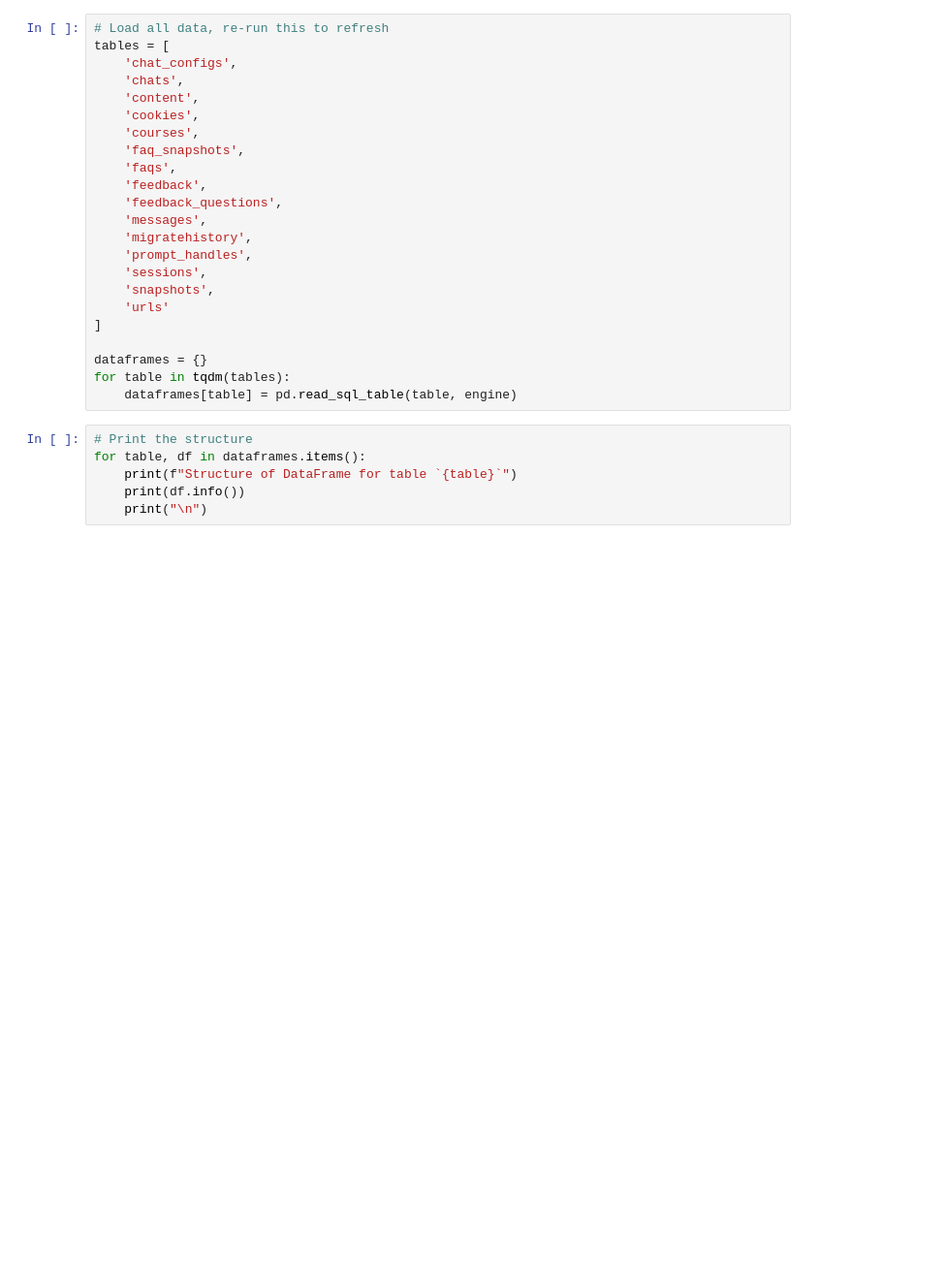
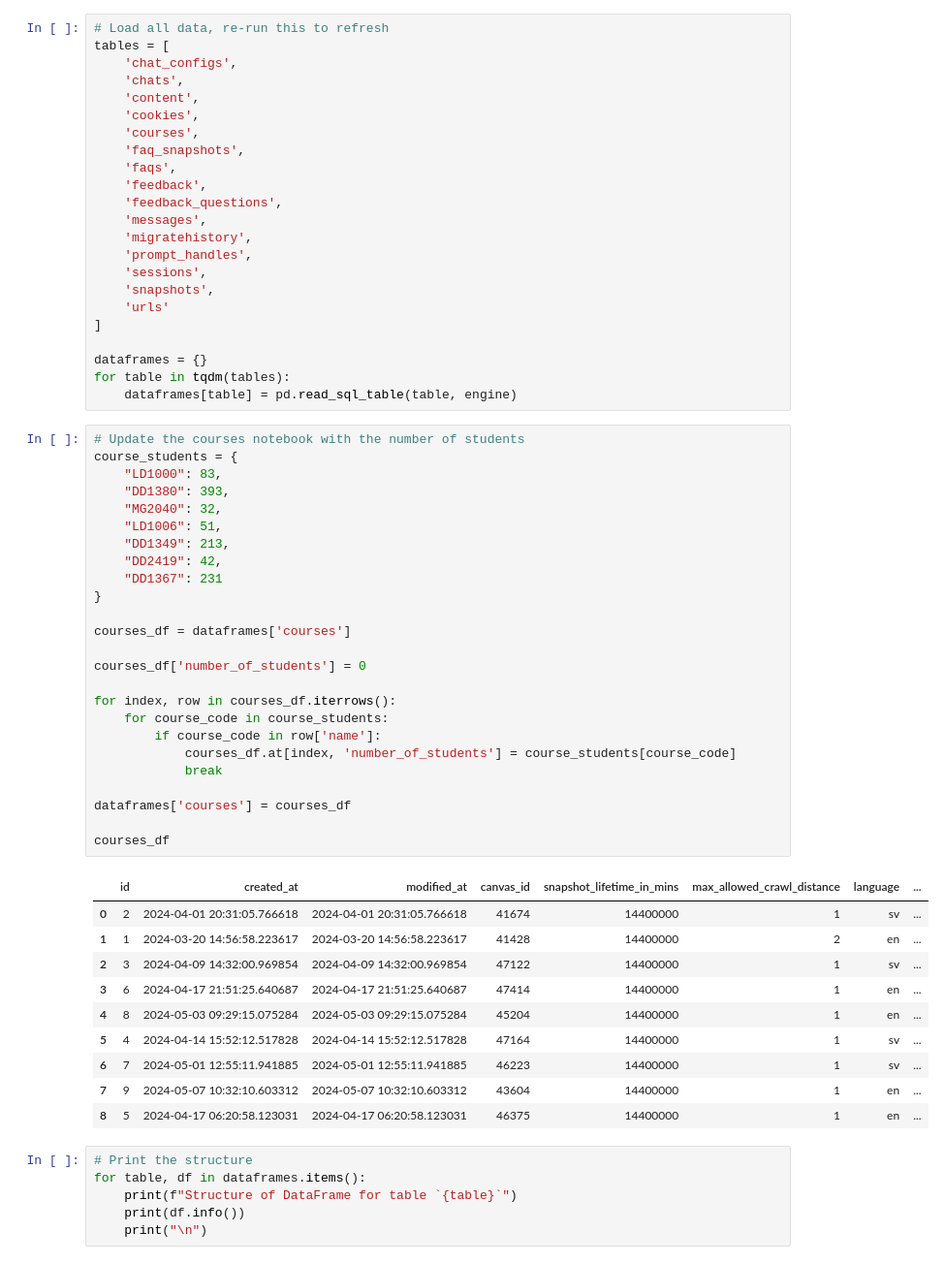
Before and after one commit to nattvara/DA231X, a Jupyter notebook: results/notebooks/usage.ipynb, the cells around one changed output. Shown at 97% size. Cells and saved outputs as stored; diff of their text form; blank space fills up the shorter version.

```diff
--- a/results/notebooks/usage.ipynb
+++ b/results/notebooks/usage.ipynb
@@ -78,6 +79,42 @@ tables = [
 dataframes = {}
 for table in tqdm(tables):
     dataframes[table] = pd.read_sql_table(table, engine)
+# %%
+# Update the courses notebook with the number of students
+course_students = {
+    "LD1000": 83,
+    "DD1380": 393,
+    "MG2040": 32,
+    "LD1006": 51,
+    "DD1349": 213,
+    "DD2419": 42,
+    "DD1367": 231
+}
+
+courses_df = dataframes['courses']
+
+courses_df['number_of_students'] = 0
+
+for index, row in courses_df.iterrows():
+    for course_code in course_students:
+        if course_code in row['name']:
+            courses_df.at[index, 'number_of_students'] = course_students[course_code]
+            break
+
+dataframes['courses'] = courses_df
+
+courses_df
+# %% [output]
+|  | id | created_at | modified_at | canvas_id | snapshot_lifetime_in_mins | max_allowed_crawl_distance | language | ... |
+| 0 | 2 | 2024-04-01 20:31:05.766618 | 2024-04-01 20:31:05.766618 | 41674 | 14400000 | 1 | sv | ... |
+| 1 | 1 | 2024-03-20 14:56:58.223617 | 2024-03-20 14:56:58.223617 | 41428 | 14400000 | 2 | en | ... |
+| 2 | 3 | 2024-04-09 14:32:00.969854 | 2024-04-09 14:32:00.969854 | 47122 | 14400000 | 1 | sv | ... |
+| 3 | 6 | 2024-04-17 21:51:25.640687 | 2024-04-17 21:51:25.640687 | 47414 | 14400000 | 1 | en | ... |
+| 4 | 8 | 2024-05-03 09:29:15.075284 | 2024-05-03 09:29:15.075284 | 45204 | 14400000 | 1 | en | ... |
+| 5 | 4 | 2024-04-14 15:52:12.517828 | 2024-04-14 15:52:12.517828 | 47164 | 14400000 | 1 | sv | ... |
+| 6 | 7 | 2024-05-01 12:55:11.941885 | 2024-05-01 12:55:11.941885 | 46223 | 14400000 | 1 | sv | ... |
+| 7 | 9 | 2024-05-07 10:32:10.603312 | 2024-05-07 10:32:10.603312 | 43604 | 14400000 | 1 | en | ... |
+| 8 | 5 | 2024-04-17 06:20:58.123031 | 2024-04-17 06:20:58.123031 | 46375 | 14400000 | 1 | en | ... |
 # %%
 # Print the structure
 for table, df in dataframes.items():
```
Also changed, not shown: parts of 3 cells of this notebook, 4 other files.
